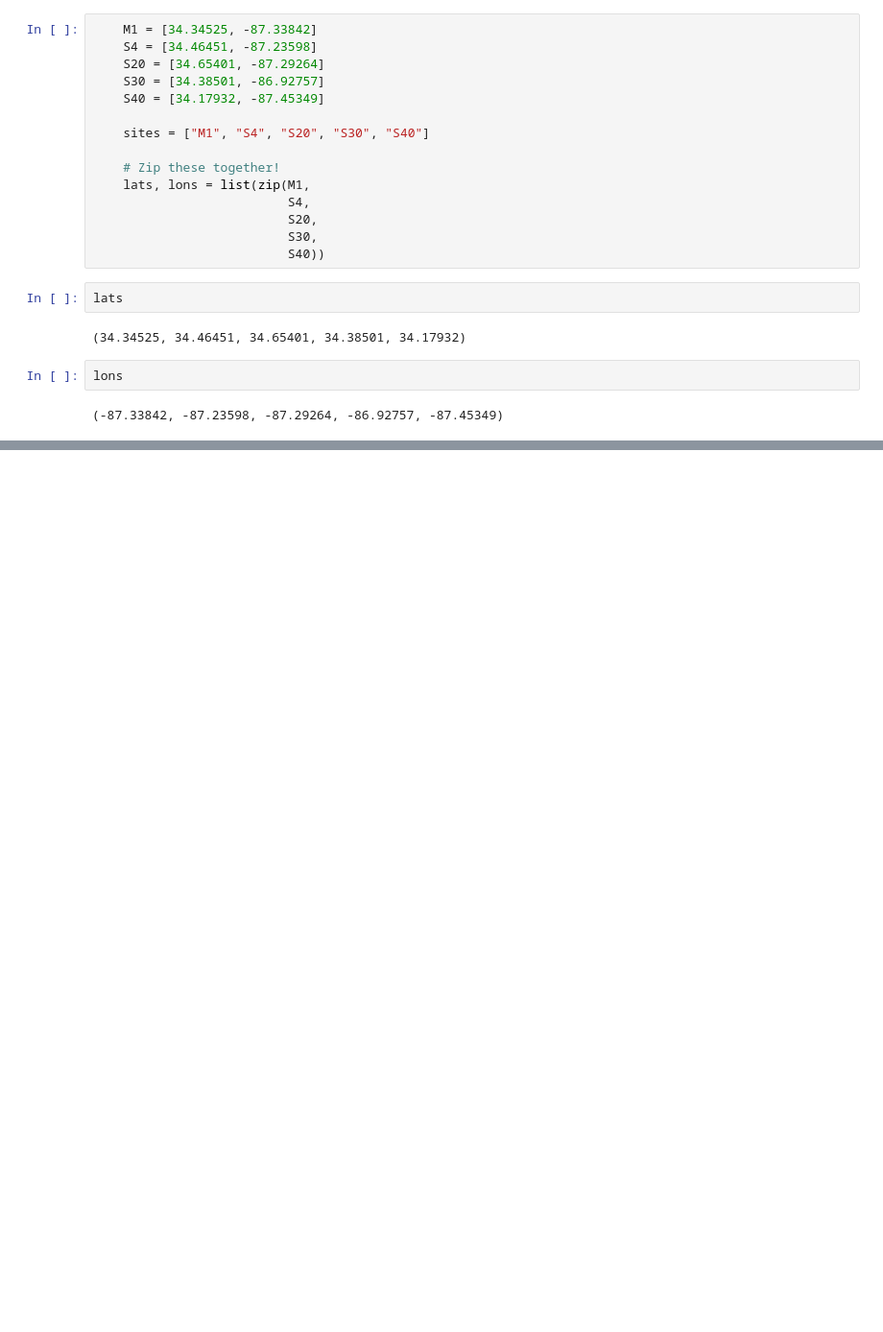
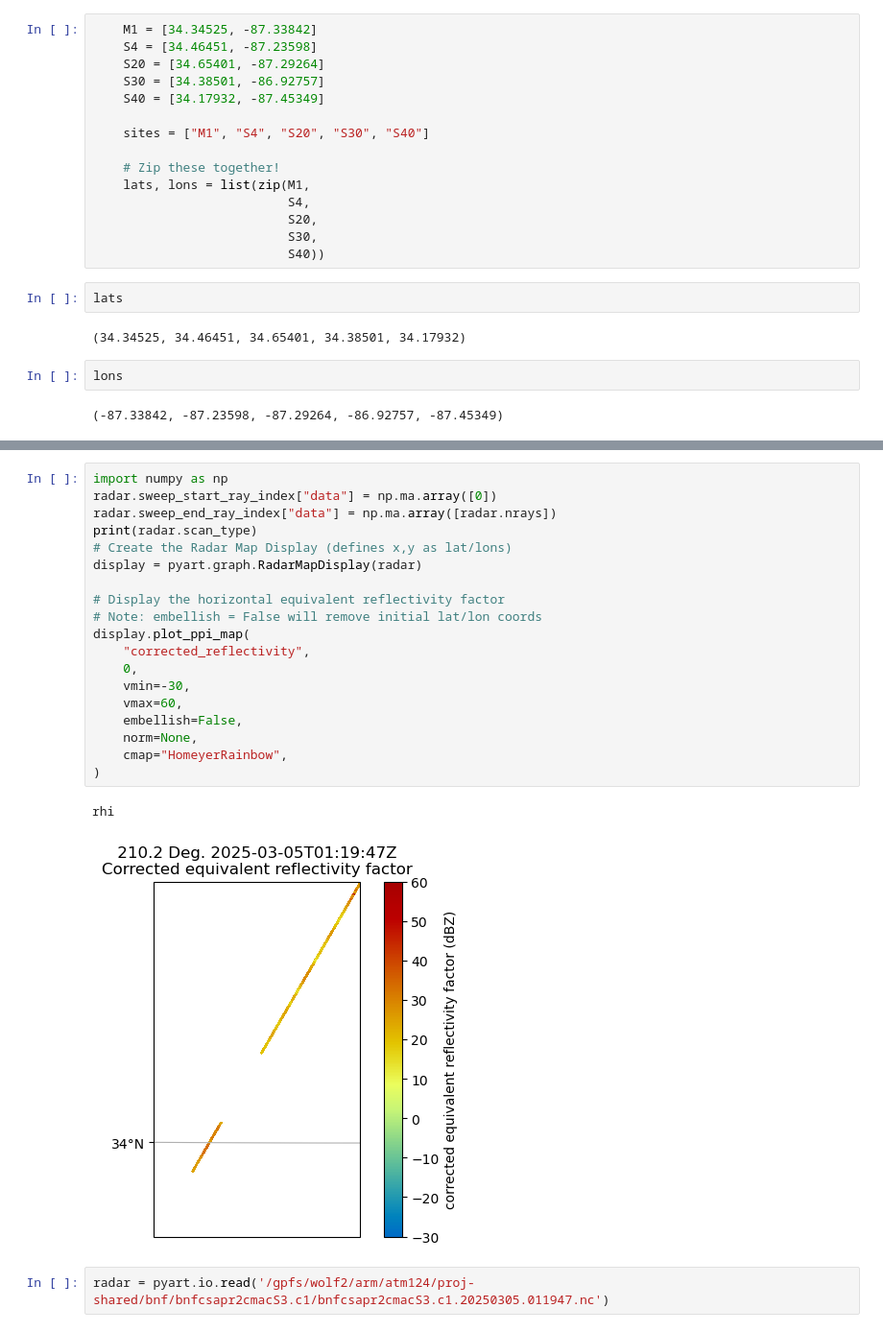
Before and after one commit to ARM-Development/bnf-radar-examples, a Jupyter notebook: notebooks/simple-radclss.ipynb, the cells around one changed output, grey strips where cells are left out. Shown at 96% size. Cells and saved outputs as stored; diff of their text form; blank space fills up the shorter version.

```diff
--- a/notebooks/simple-radclss.ipynb
+++ b/notebooks/simple-radclss.ipynb
@@ -147,0 +178,24 @@ TypeError: only integer scalar arrays can be converted to a scalar index
+# %%
+import numpy as np
+radar.sweep_start_ray_index["data"] = np.ma.array([0])
+radar.sweep_end_ray_index["data"] = np.ma.array([radar.nrays])
+print(radar.scan_type)
+# Create the Radar Map Display (defines x,y as lat/lons)
+display = pyart.graph.RadarMapDisplay(radar)
+
+# Display the horizontal equivalent reflectivity factor
+# Note: embellish = False will remove initial lat/lon coords
+display.plot_ppi_map(
+    "corrected_reflectivity",
+    0,
+    vmin=-30,
+    vmax=60,
+    embellish=False,
+    norm=None,
+    cmap="HomeyerRainbow",
+)
+# %% [output]
+rhi
+[figure, added]
+# %%
+radar = pyart.io.read('/gpfs/wolf2/arm/atm124/proj-shared/bnf/bnfcsapr2cmacS3.c1/bnfcsapr2cmacS3.c1.20250305.011947.nc')
```
Also changed, not shown: parts of 11 cells of this notebook, 1 other file.
